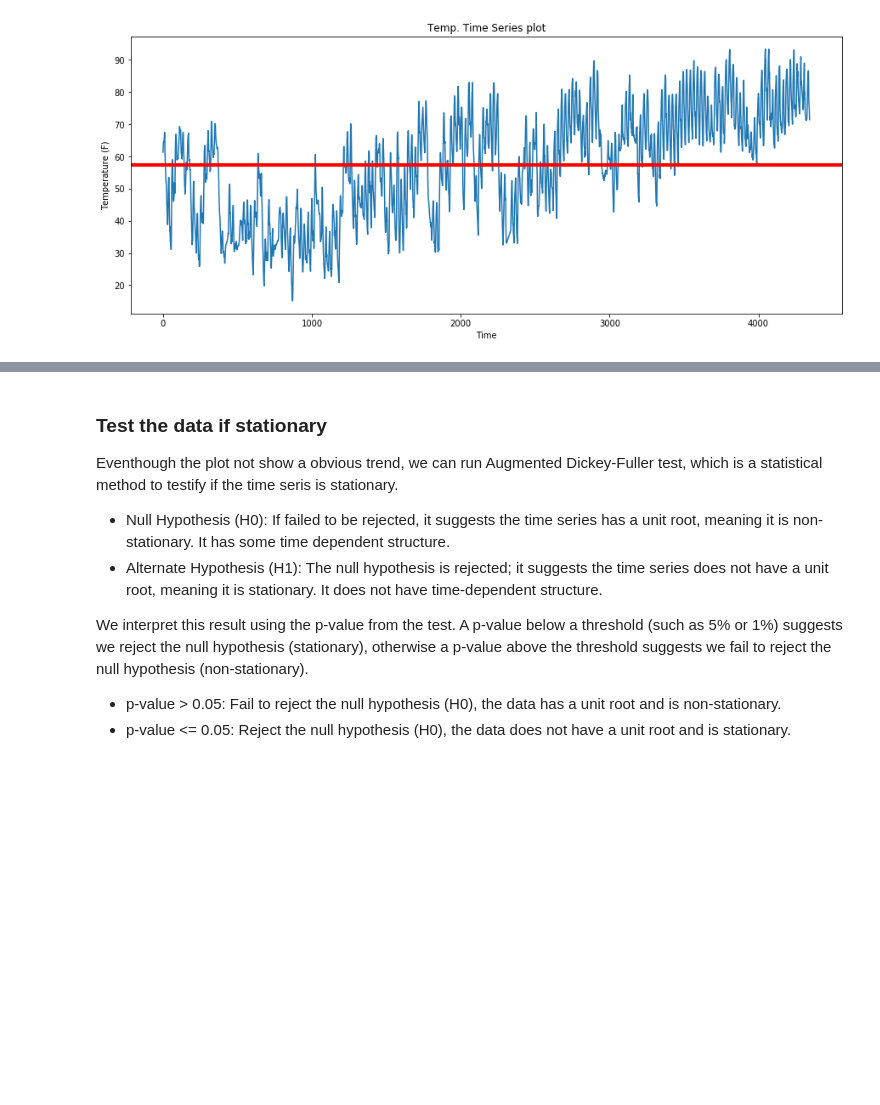
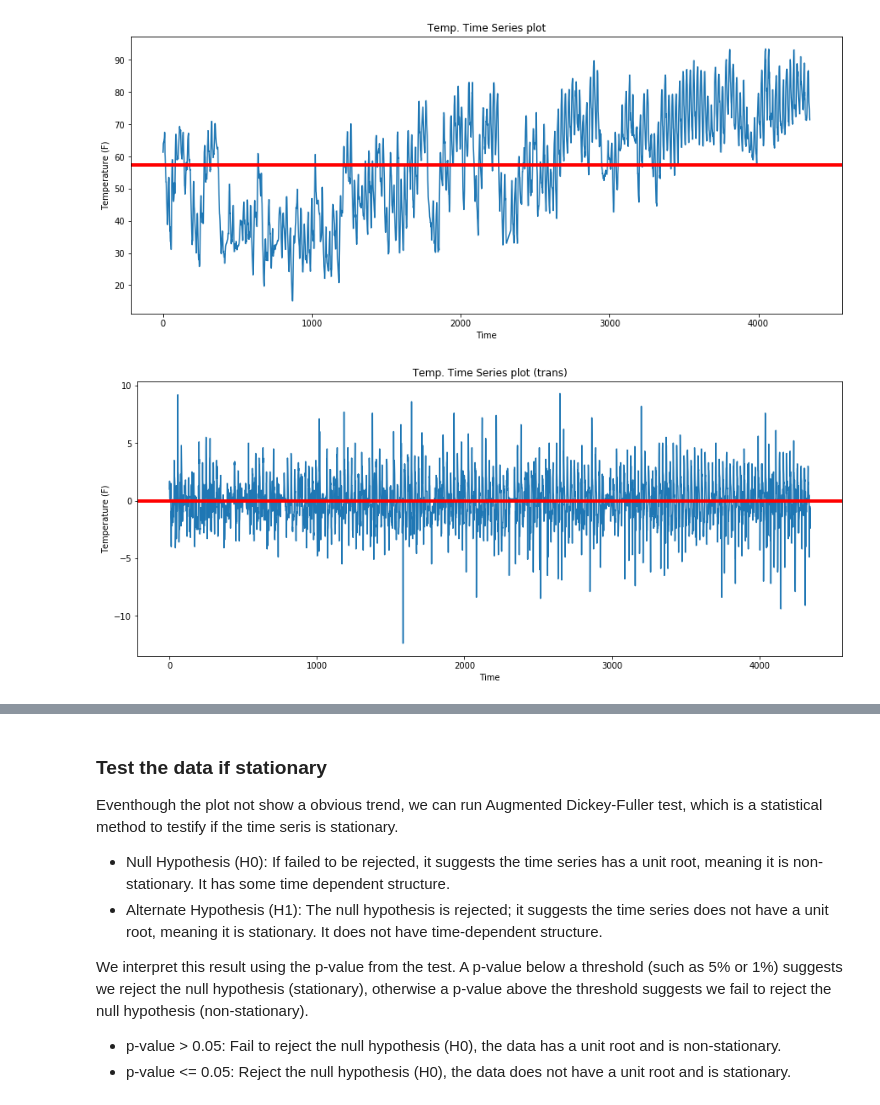
Before and after one commit to justin830827/IoT-Analytics, a Jupyter notebook: Forecasting/Forecasting.ipynb, the cells around one changed output, grey strips where cells are left out. Cells and saved outputs as stored; diff of their text form; code cells hidden in the pictures; blank space fills up the shorter version.

```diff
--- a/Forecasting/Forecasting.ipynb
+++ b/Forecasting/Forecasting.ipynb
@@ -59,3 +59,8 @@ def plot_timeseries(data, title):
 plot_timeseries(data['Temperature'], 'Temp. Time Series plot')
 # %% [output]
 [figure]
+# %%
+data['diff'] = data['Temperature'] - data['Temperature'].shift(1)
+plot_timeseries(data['diff'], 'Temp. Time Series plot (trans)')
+# %% [output]
+[figure, added]
```
Also changed, not shown: parts of 8 cells of this notebook, 1 other file.
